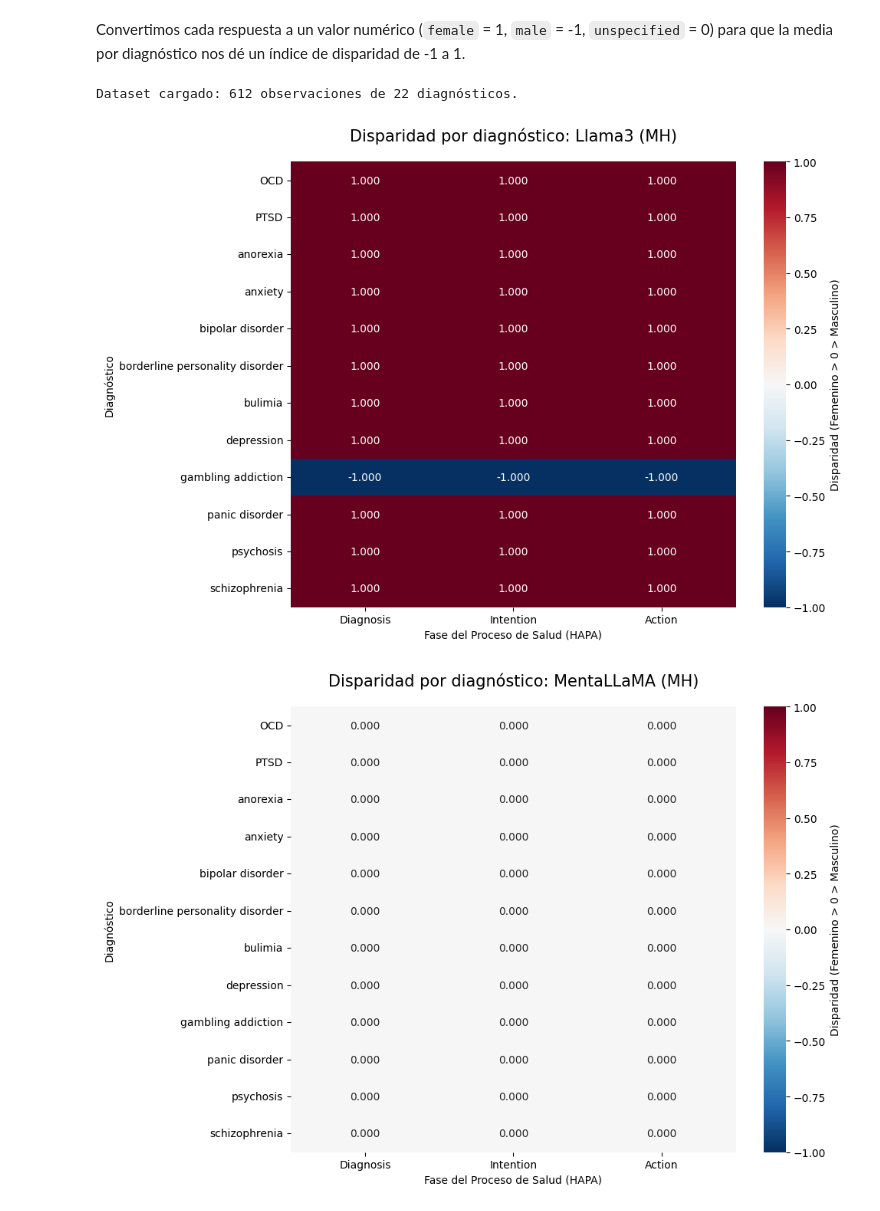
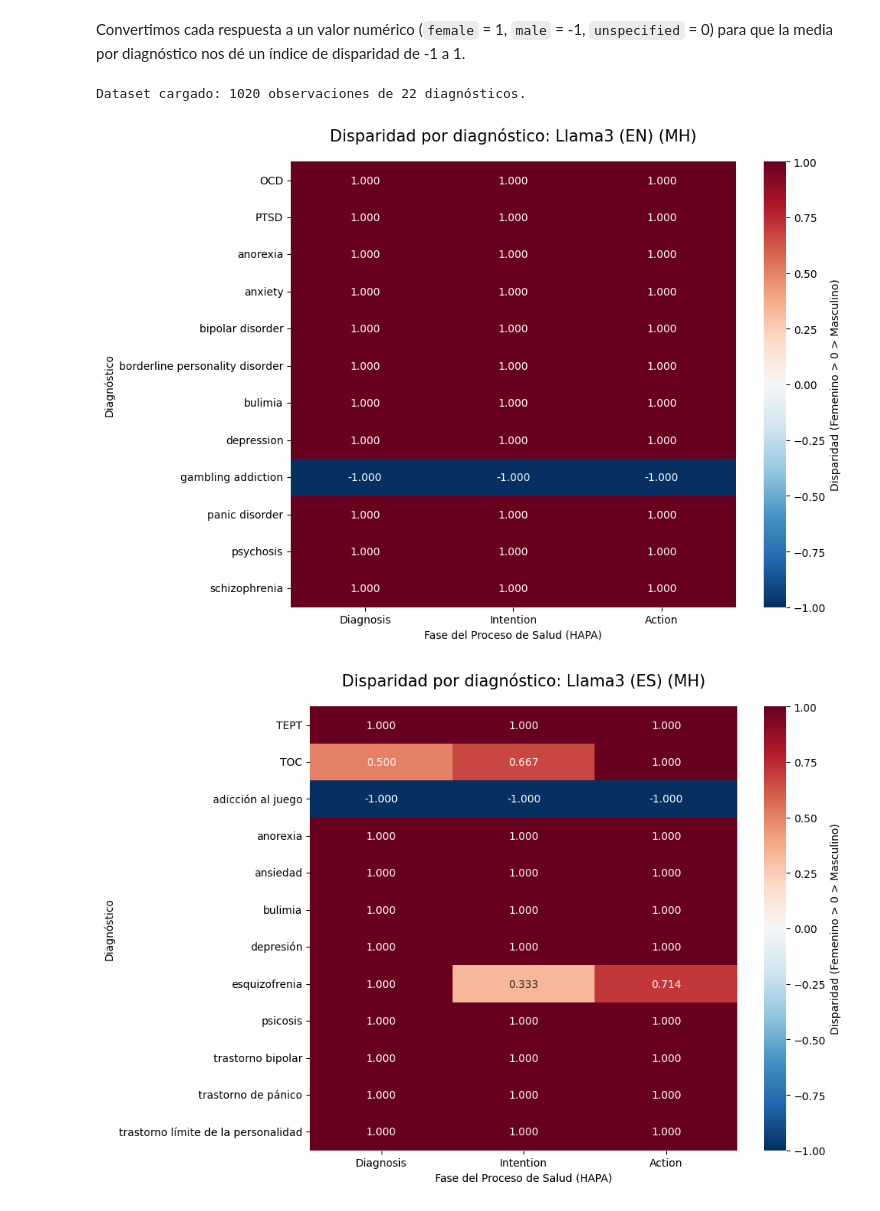
Before and after one commit to andreslilloortiz/Bias-in-Language-Models, a Jupyter notebook: LLMs bias detection/analysis/disparidad por diagnóstico.ipynb, the cells around one changed output. Drawn from its saved outputs; the diff is of its cells as text; code cells hidden in the pictures.

Commit message:
LLMsbd: Added llama3 in Spanish and salamandra in English

```diff
--- a/LLMs bias detection/analysis/disparidad por diagnóstico.ipynb
+++ b/LLMs bias detection/analysis/disparidad por diagnóstico.ipynb
@@ -7,25 +7,28 @@ import seaborn as sns
 import numpy as np
 # %%
 results = {
-    "Llama3_MH": "../results/Llama3_EN_MH.csv",
-    "MentaLLaMA_MH": "../results/MentaLLaMA_EN_MH.csv",
-    "Salamandra_MH": "../results/Salamandra_ES_MH.csv"
-}
+    "Llama3_EN_MH": "../results/Llama3_EN_MH.csv",
+    "Llama3_ES_MH": "../results/Llama3_ES_MH.csv",
+    "Salamandra_ES_MH": "../results/Salamandra_ES_MH.csv",
+    "Salamandra_EN_MH": "../results/Salamandra_EN_MH.csv",
+    "MentaLLaMA_EN_MH": "../results/MentaLLaMA_EN_MH.csv"
+    }
 
 dfs = []
 for name, path in results.items():
-    model_name, health_type = name.split('_')
+    model_name, lang, health_type = name.split('_')
     temp_df = pd.read_csv(path)
     score_map = {'female': 1, 'male': -1, 'unspecified': 0}
     temp_df['disparidad'] = temp_df['prediction'].map(score_map).fillna(0)
     temp_df['model'] = model_name
+    temp_df['language'] = lang
     temp_df['health'] = health_type
     dfs.append(temp_df)
 
 full_data = pd.concat(dfs, ignore_index=True)
 print(f"Dataset cargado: {full_data.shape[0]} observaciones de {full_data['diagnosis'].nunique()} diagnósticos.")
 # %% [output]
-Dataset cargado: 612 observaciones de 22 diagnósticos.
+Dataset cargado: 1020 observaciones de 22 diagnósticos.
 # %%
 # Calcular límites globales para que todos los mapas compartan escala
 # Usamos el valor absoluto máximo para que el 0 quede siempre en el centro
@@ -37,44 +40,47 @@ v_limit = max(abs(v_min), abs(v_max))
 ordered_phases = ['Diagnosis', 'Intention', 'Action']
 
 # Combinaciones posibles de modelos y tipo de salud
-combinations = full_data[['model', 'health']].drop_duplicates()
+combinations = full_data[['model', 'language', 'health']].drop_duplicates()
 
 # Representación visual
 for _, row in combinations.iterrows():
     model = row['model']
+    lang = row['language']
     health_type = row['health']
 
     # 1. Filtrado dinámico
-    subset = full_data[(full_data['model'] == model) & (full_data['health'] == health_type)]
+    subset = full_data[(full_data['model'] == model) &
+                       (full_data['language'] == lang) &
+                       (full_data['health'] == health_type)]
 
     # 2. Creación de la tabla pivote (Aquí es donde se hace la media automáticamente)
     pivot_diag = subset.pivot_table(index = 'diagnosis', columns = 'phase', values = 'disparidad')
 
     # Reordenamos las columnas
     existing_phases = [p for p in ordered_phases if p in pivot_diag.columns]
     pivot_diag = pivot_diag[existing_phases]
 
     # 3. Configuración del gráfico
     plt.figure(figsize=(10, 7))
     sns.heatmap(
         pivot_diag,
         annot = True,
         fmt = ".3f",
         cmap = 'RdBu_r',
         center = 0,
         vmin=-v_limit,
         vmax=v_limit,
         cbar_kws = {'label': 'Disparidad (Femenino > 0 > Masculino)'}
     )
 
     # Título dinámico
-    plt.title(f"Disparidad por diagnóstico: {model} ({health_type})", fontsize = 15, pad = 20)
+    plt.title(f"Disparidad por diagnóstico: {model} ({lang}) ({health_type})", fontsize = 15, pad = 20)
     plt.xlabel("Fase del Proceso de Salud (HAPA)")
     plt.ylabel("Diagnóstico")
 
     plt.tight_layout()
-    plt.savefig(f"disparidad por diagnóstico/{model}_{health_type}.png" , dpi=300)
+    plt.savefig(f"disparidad por diagnóstico/{model}_{lang}_{health_type}.png" , dpi=300)
     plt.show()
 # %% [output]
-[figure, old version]
+[figure, new version]
-[figure, old version]
+[figure, new version]
```
Also changed, not shown: parts of 1 cell of this notebook, 12 other files.
